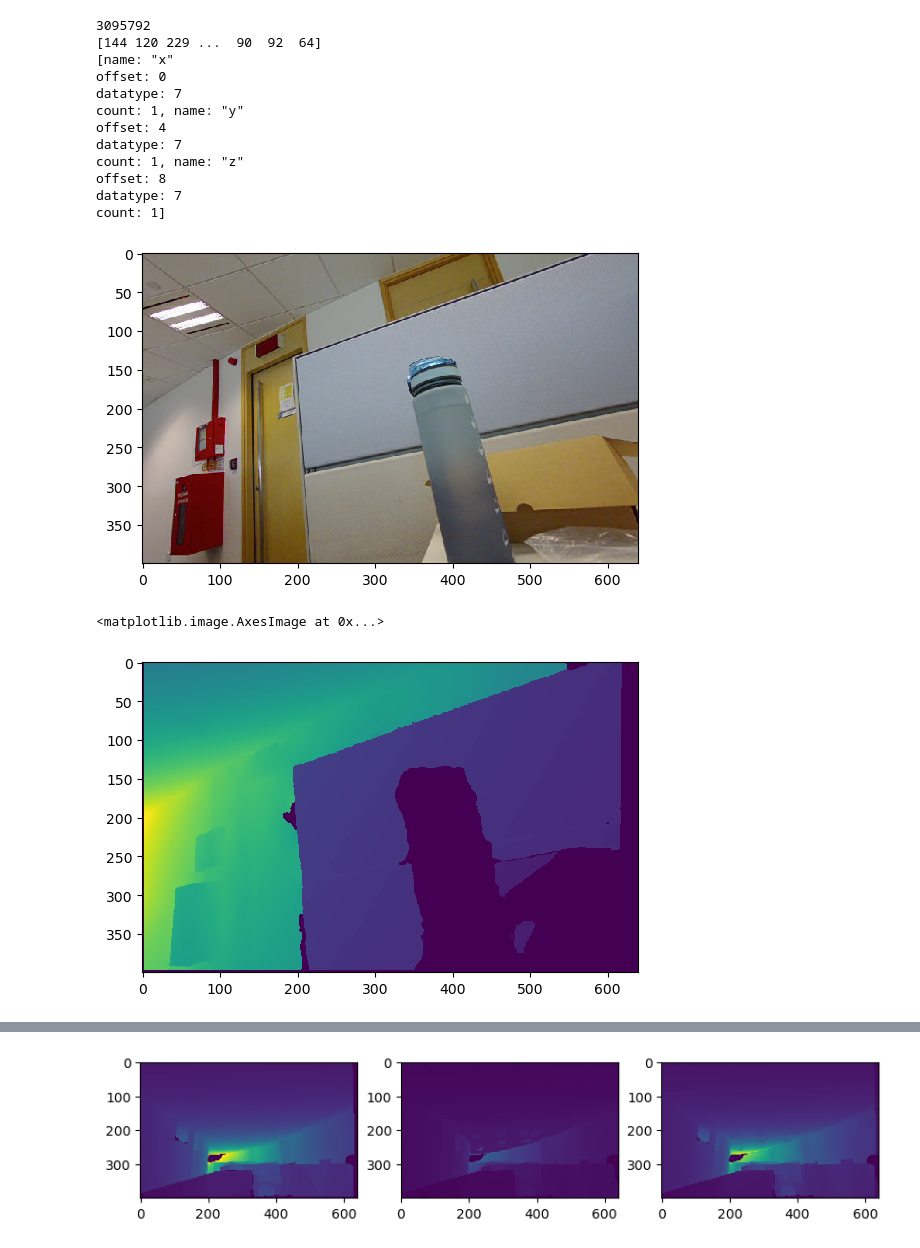
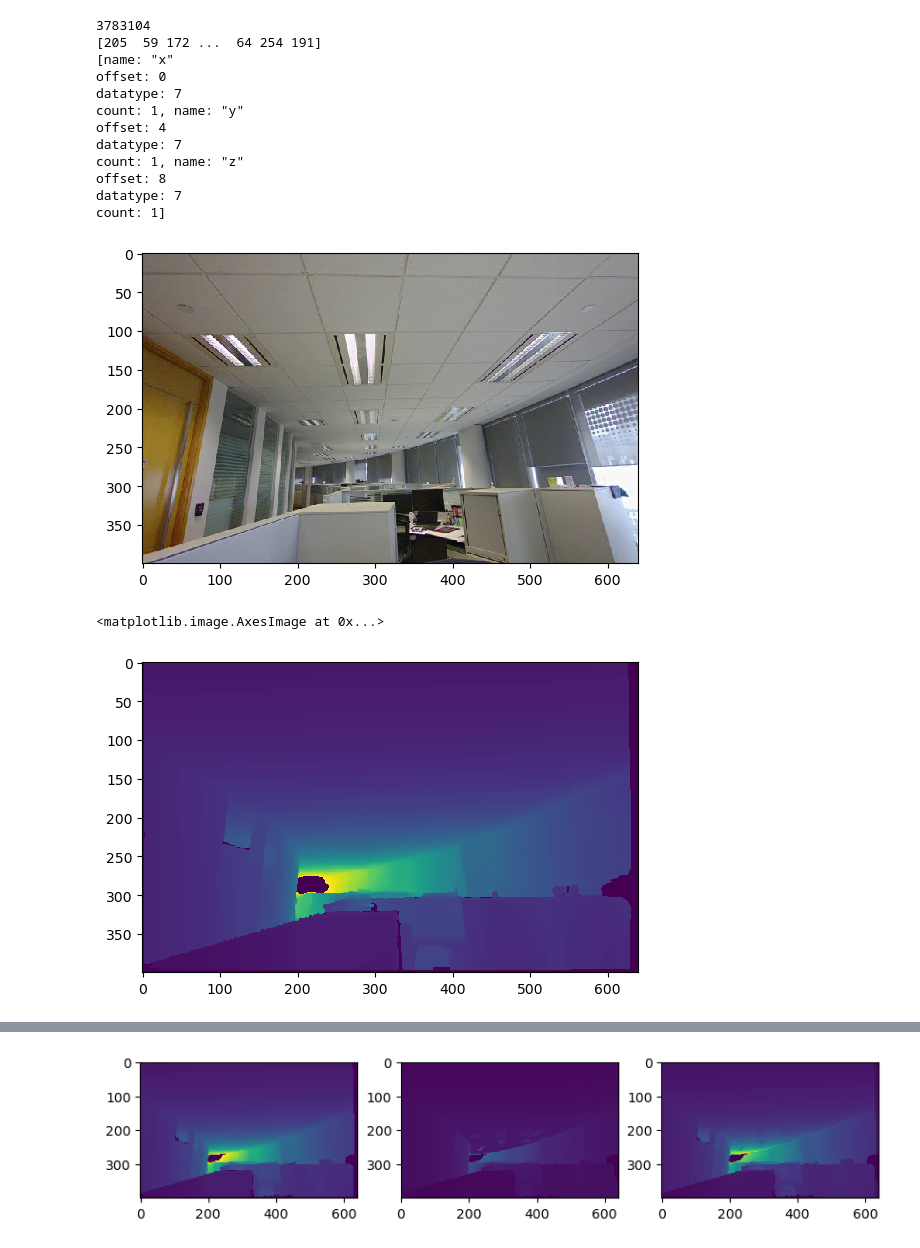
Before and after one commit to tauzn-clock/deep-stereo, a Jupyter notebook: scripts/playground _polynomial.ipynb, the cells around one changed output, grey strips where cells are left out. Drawn from its saved outputs; the diff is of its cells as text; code cells hidden in the pictures.

```diff
--- a/scripts/playground _polynomial.ipynb
+++ b/scripts/playground _polynomial.ipynb
@@ -1,17 +1,21 @@
 # %%
 import os
+import torch
 import numpy as np
 import rosbag
 import matplotlib.pyplot as plt
 import custom_utils.data_conversion as data_conversion
 import custom_utils.depth_filtering as depth_filtering
+import custom_utils.depth_anything_interface as get_model
 import numpy as np
 from sklearn.linear_model import RANSACRegressor, LinearRegression
 from sklearn.preprocessing import PolynomialFeatures
 from sklearn.pipeline import make_pipeline
 from sklearn.datasets import make_regression
 
-DATAFILE = "/scratchdata/doors"
+DATAFILE = "/scratchdata/far"
+DEVICE = 'cuda' if torch.cuda.is_available() else 'mps' if torch.backends.mps.is_available() else 'cpu'
+MODEL = get_model.get_model(DEVICE)
 # %%
 # Open bag file
 bag_file_path = os.path.join(DATAFILE, "raw.bag")
@@ -26,8 +30,8 @@ for topic, msg, t in bag.read_messages(topics=["/camera/depth/points"]):
         print(pc_raw)
         print(msg.fields)
 # %% [output]
-3095792
-[144 120 229 ...  90  92  64]
+3783104
+[205  59 172 ...  64 254 191]
 [name: "x"
 offset: 0
 datatype: 7
@@ -42,27 +46,27 @@ count: 1]
 wait = 0
 for topic, msg, t in bag.read_messages(topics=["/camera/color/image_raw"]):
     wait += 1
-    if wait == 5:
+    if wait == 10:
         img = data_conversion.topic_to_image(msg)
         break
 
 plt.imshow(img)
 plt.imsave(os.path.join(DATAFILE, "color.png"), img)
 # %% [output]
-[figure, old version]
+[figure, new version]
 # %%
 wait = 0
 
 for topic, msg, t in bag.read_messages(topics=["/camera/depth/image_raw"]):
     wait += 1
-    if wait == 5:
+    if wait == 10:
         depth = data_conversion.topic_to_depth(msg)
         break
 
 plt.imshow(depth)
 # %% [output]
 <matplotlib.image.AxesImage at 0x...>
-[figure, old version]
+[figure, new version]
 # %%
 # Overlay image overdepth at half alpha
 plt.imshow(depth)
```
Also changed, not shown: parts of 7 cells of this notebook.
